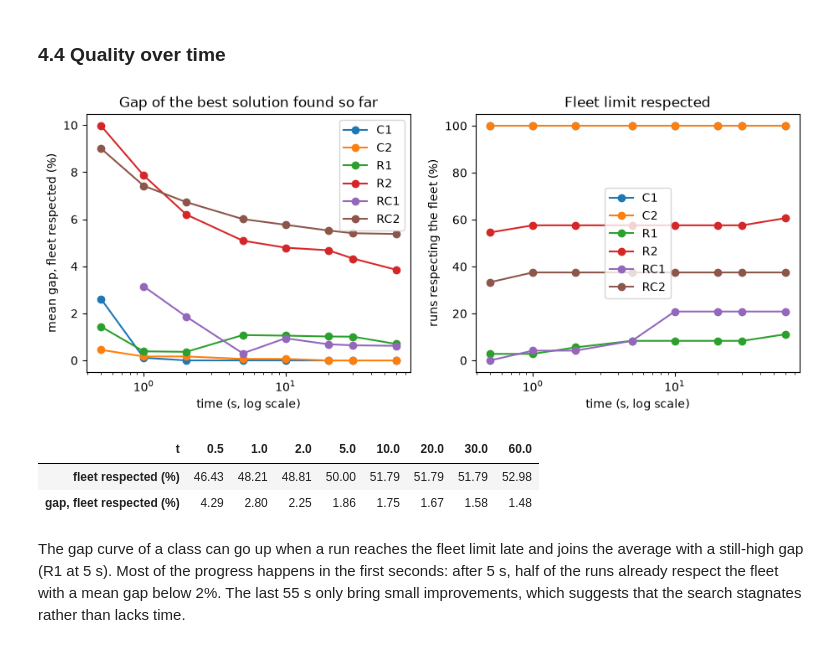
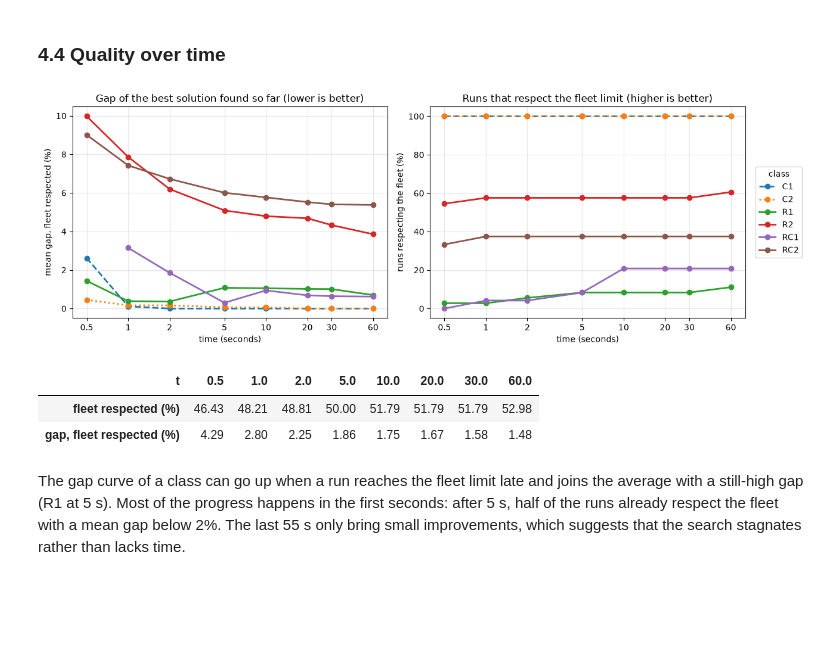
Before and after one commit to ryanbotgar/Graph-Project-Team, a Jupyter notebook: Hill Climbing/hill_climbing.ipynb, the cells around one changed output. Drawn from its saved outputs; the diff is of its cells as text; code cells hidden in the pictures; blank space fills up the shorter version.

```diff
--- a/Hill Climbing/hill_climbing.ipynb
+++ b/Hill Climbing/hill_climbing.ipynb
@@ -658,38 +658,46 @@ per_instance.round(2)
 # %%
 def gap_at(row, t):
     """Gap and fleet status of the best solution found by time t in a run."""
     entries = [h for h in row["history"] if h[0] <= t] or row["history"][:1]
     _, distance, routes = entries[-1]
     return 100 * (distance - row["bks_distance"]) / row["bks_distance"], routes <= row["k"]
 
 times = [0.5, 1, 2, 5, 10, 20, 30, 60]
 curve = []
 for t in times:
     for _, row in ils.iterrows():
         g, ok = gap_at(row, t)
         curve.append({"t": t, "class": row["class"], "gap": g, "fleet_ok": ok})
 curve = pd.DataFrame(curve)
 
-fig, axes = plt.subplots(1, 2, figsize=(11, 4))
+fig, axes = plt.subplots(1, 2, figsize=(13, 4.5))
+styles = {"C1": "--", "C2": ":"}
 for c in CLASSES:
     sub = curve[curve["class"] == c]
-    axes[0].plot(times, sub[sub.fleet_ok].groupby("t").gap.mean().reindex(times), marker="o", label=c)
-    axes[1].plot(times, 100 * sub.groupby("t").fleet_ok.mean(), marker="o", label=c)
+    style = dict(marker="o", linestyle=styles.get(c, "-"), linewidth=2, label=c)
+    axes[0].plot(times, sub[sub.fleet_ok].groupby("t").gap.mean().reindex(times), **style)
+    axes[1].plot(times, 100 * sub.groupby("t").fleet_ok.mean(), **style)
 for ax, label in zip(axes, ["mean gap, fleet respected (%)", "runs respecting the fleet (%)"]):
     ax.set_xscale("log")
-    ax.set_xlabel("time (s, log scale)")
+    ax.set_xticks(times)
+    ax.set_xticklabels([f"{t:g}" for t in times])
+    ax.minorticks_off()
+    ax.set_xlabel("time (seconds)")
     ax.set_ylabel(label)
-    ax.legend()
-axes[0].set_title("Gap of the best solution found so far")
-axes[1].set_title("Fleet limit respected")
+    ax.grid(alpha=0.3)
+axes[1].set_ylim(-5, 105)
+axes[0].set_title("Gap of the best solution found so far (lower is better)")
+axes[1].set_title("Runs that respect the fleet limit (higher is better)")
+axes[1].legend(title="class", loc="center left", bbox_to_anchor=(1.02, 0.5))
+plt.tight_layout()
 plt.show()
 overall_curve = pd.DataFrame({
     "fleet respected (%)": 100 * curve.groupby("t").fleet_ok.mean(),
     "gap, fleet respected (%)": curve[curve.fleet_ok].groupby("t").gap.mean(),
 }).T
 display(overall_curve.round(2))
 # %% [output]
-[figure, old version]
+[figure, new version]
 | t | 0.5 | 1.0 | 2.0 | 5.0 | 10.0 | 20.0 | 30.0 | 60.0 |
 | fleet respected (%) | 46.43 | 48.21 | 48.81 | 50.00 | 51.79 | 51.79 | 51.79 | 52.98 |
 | gap, fleet respected (%) | 4.29 | 2.80 | 2.25 | 1.86 | 1.75 | 1.67 | 1.58 | 1.48 |
```
Also changed, not shown: parts of 2 cells of this notebook.
